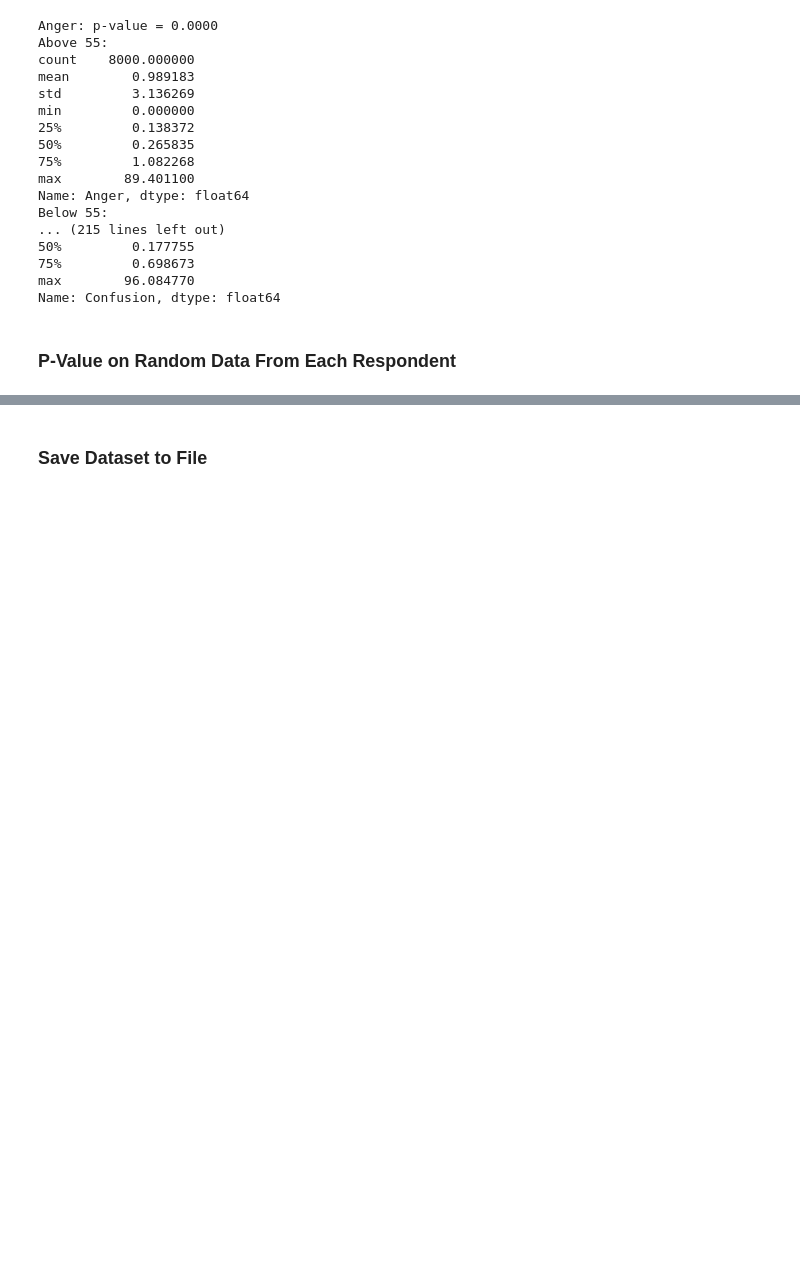
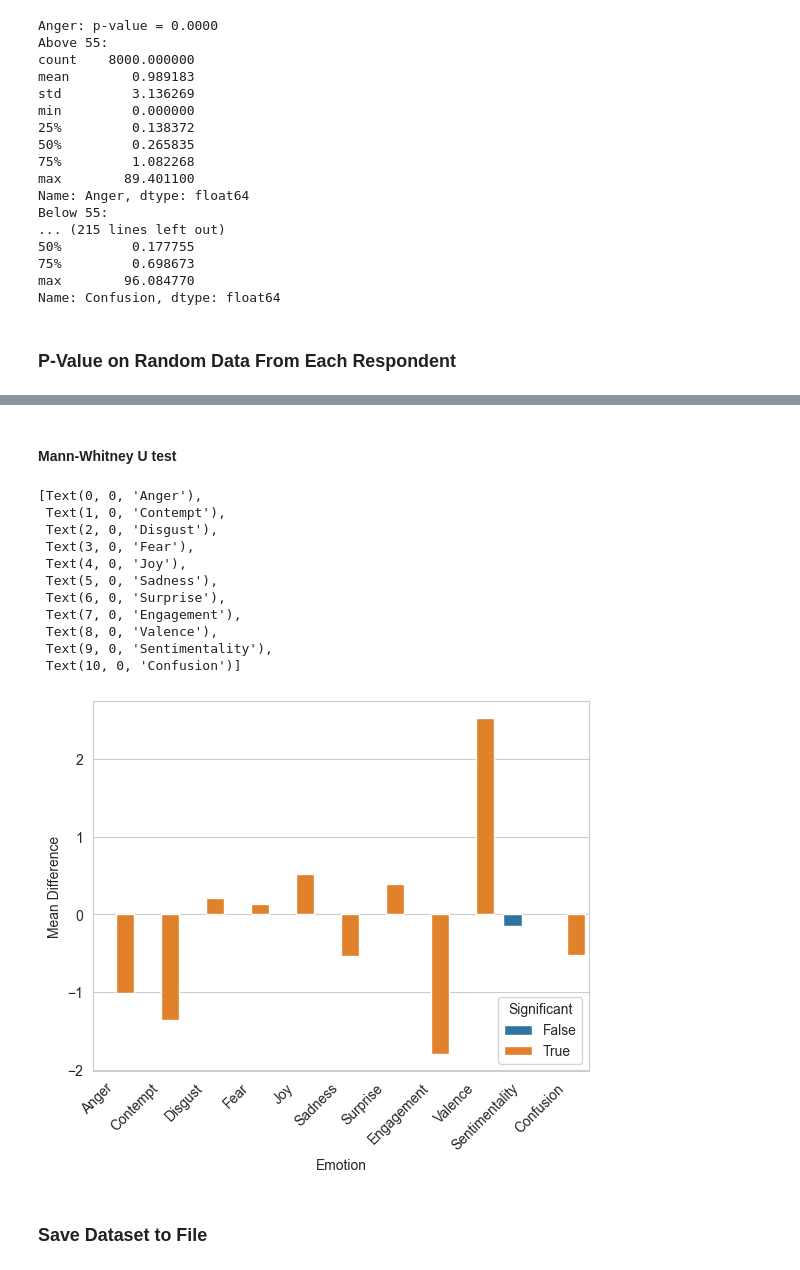
Before and after one commit to litalshl/classifiers, a Jupyter notebook: grade groups model/all_respondents_with_grades.ipynb, the cells around one changed output, grey strips where cells are left out. Saved outputs shown, nothing was run; the diff lists cells and outputs as text; code cells hidden in the pictures; blank space fills up the shorter version.

Commit message:
Added new statistical test on the normalized - good results. Also tried random data - not good

```diff
--- a/grade groups model/all_respondents_with_grades.ipynb
+++ b/grade groups model/all_respondents_with_grades.ipynb
@@ -535,3 +535,46 @@ ax.set_xticklabels(ax.get_xticklabels(), rotation=45, ha='right')
+# %% [markdown]
+<h4>Mann-Whitney U test </h4>
+# %%
+import pandas as pd
+import seaborn as sns
+from scipy.stats import mannwhitneyu
+
+# Group the data by the respondent ID and randomly select 8000 observations from each group
+sampled_data = facial_expressions_data.groupby('Respondent').apply(lambda x: x.sample(n=8000))
+
+# Perform the t-test for each column between the two groups
+results = []
+for col in columns_for_calculation:
+        above_55 = sampled_data.loc[sampled_data['Grade Group'] == 'Above 55', col]
+        below_55 = sampled_data.loc[sampled_data['Grade Group'] == 'Below 55', col]
+        statistic, pval = mannwhitneyu(above_55, below_55, alternative='two-sided')
+        if pval <= 0.05:
+            sig = True
+        else:
+            sig = False
+        mean_diff = above_55.mean() - below_55.mean()
+        results.append({'Emotion': col, 'Mean Difference': mean_diff, 'Significant': sig})
+
+# Create a DataFrame from the results
+results_df = pd.DataFrame(results)
+
+# Visualize the results using a bar plot
+sns.set_style("whitegrid")
+ax = sns.barplot(x="Emotion", y="Mean Difference", hue="Significant", data=results_df)
+ax.set_xticklabels(ax.get_xticklabels(), rotation=45, ha='right')
+# %% [output]
+[Text(0, 0, 'Anger'),
+ Text(1, 0, 'Contempt'),
+ Text(2, 0, 'Disgust'),
+ Text(3, 0, 'Fear'),
+ Text(4, 0, 'Joy'),
+ Text(5, 0, 'Sadness'),
+ Text(6, 0, 'Surprise'),
+ Text(7, 0, 'Engagement'),
+ Text(8, 0, 'Valence'),
+ Text(9, 0, 'Sentimentality'),
+ Text(10, 0, 'Confusion')]
+[figure, added]
 # %% [markdown]
 <h3>Save Dataset to File</h3>
 # %%
```
Also changed, not shown: parts of 1 cell of this notebook, 1 other file.
